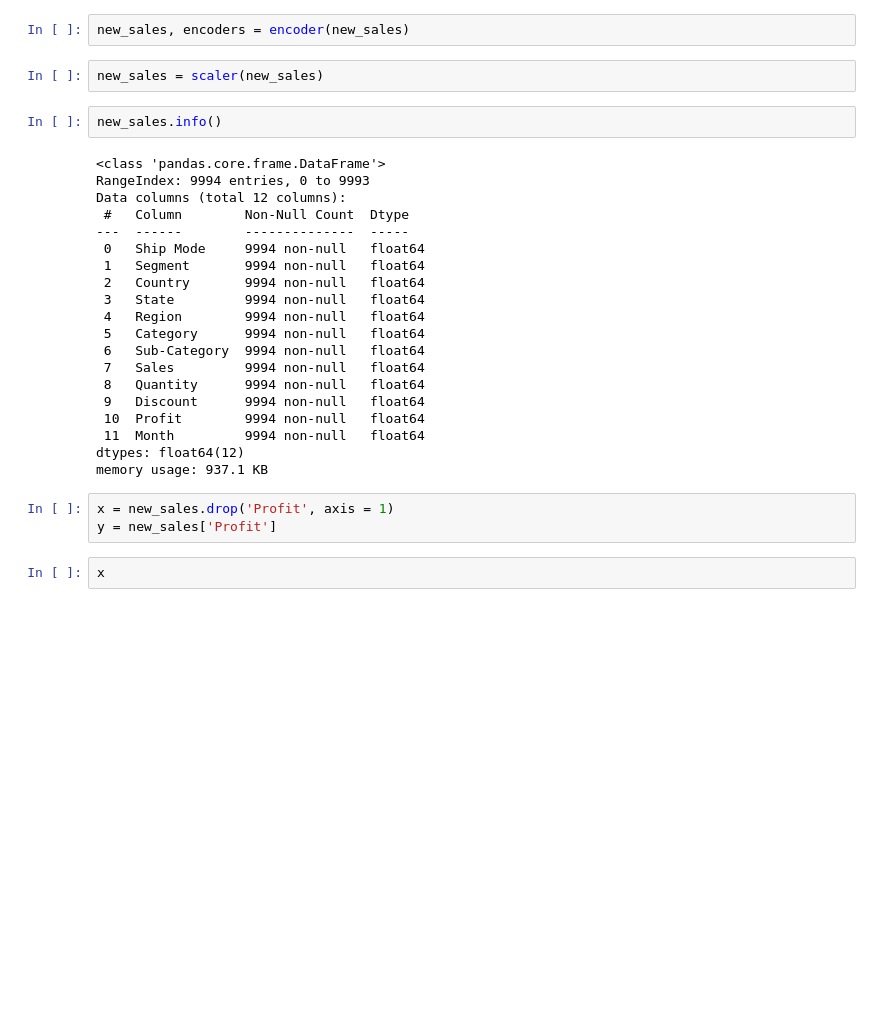
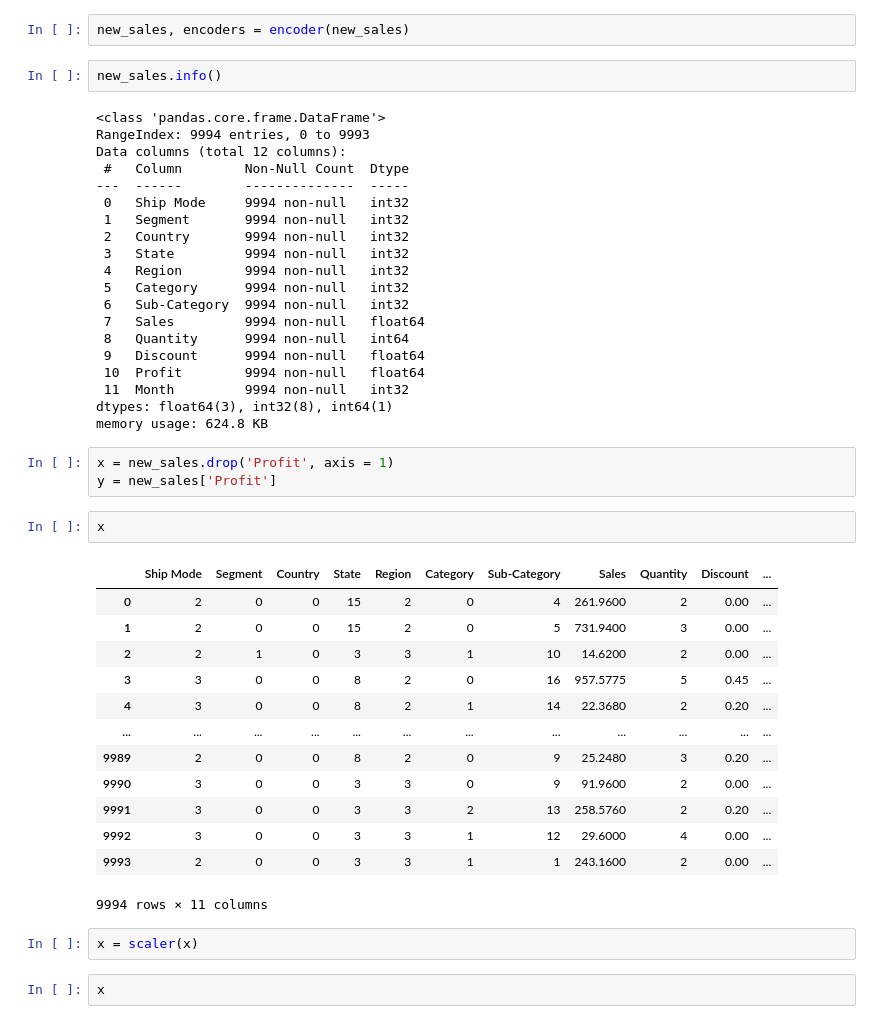
Before and after one commit to samietex/Streamlit_Tutorial, a Jupyter notebook: SuperStore/sales.ipynb, the cells around one changed output. Cells and saved outputs as stored; diff of their text form; blank space fills up the shorter version.

```diff
--- a/SuperStore/sales.ipynb
+++ b/SuperStore/sales.ipynb
@@ -151,8 +163,6 @@ def scaler(df):
     return df
 # %%
 new_sales, encoders = encoder(new_sales)
-# %%
-new_sales = scaler(new_sales)
 # %%
 new_sales.info()
 # %% [output]
@@ -161,23 +171,41 @@ RangeIndex: 9994 entries, 0 to 9993
 Data columns (total 12 columns):
  #   Column        Non-Null Count  Dtype
 ---  ------        --------------  -----
- 0   Ship Mode     9994 non-null   float64
- 1   Segment       9994 non-null   float64
- 2   Country       9994 non-null   float64
- 3   State         9994 non-null   float64
- 4   Region        9994 non-null   float64
- 5   Category      9994 non-null   float64
- 6   Sub-Category  9994 non-null   float64
+ 0   Ship Mode     9994 non-null   int32
+ 1   Segment       9994 non-null   int32
+ 2   Country       9994 non-null   int32
+ 3   State         9994 non-null   int32
+ 4   Region        9994 non-null   int32
+ 5   Category      9994 non-null   int32
+ 6   Sub-Category  9994 non-null   int32
  7   Sales         9994 non-null   float64
- 8   Quantity      9994 non-null   float64
+ 8   Quantity      9994 non-null   int64
  9   Discount      9994 non-null   float64
  10  Profit        9994 non-null   float64
- 11  Month         9994 non-null   float64
-dtypes: float64(12)
-memory usage: 937.1 KB
+ 11  Month         9994 non-null   int32
+dtypes: float64(3), int32(8), int64(1)
+memory usage: 624.8 KB
 # %%
 x = new_sales.drop('Profit', axis = 1)
 y = new_sales['Profit']
+# %%
+x
+# %% [output]
+|  | Ship Mode | Segment | Country | State | Region | Category | Sub-Category | Sales | Quantity | Discount | ... |
+| 0 | 2 | 0 | 0 | 15 | 2 | 0 | 4 | 261.9600 | 2 | 0.00 | ... |
+| 1 | 2 | 0 | 0 | 15 | 2 | 0 | 5 | 731.9400 | 3 | 0.00 | ... |
+| 2 | 2 | 1 | 0 | 3 | 3 | 1 | 10 | 14.6200 | 2 | 0.00 | ... |
+| 3 | 3 | 0 | 0 | 8 | 2 | 0 | 16 | 957.5775 | 5 | 0.45 | ... |
+| 4 | 3 | 0 | 0 | 8 | 2 | 1 | 14 | 22.3680 | 2 | 0.20 | ... |
+| ... | ... | ... | ... | ... | ... | ... | ... | ... | ... | ... | ... |
+| 9989 | 2 | 0 | 0 | 8 | 2 | 0 | 9 | 25.2480 | 3 | 0.20 | ... |
+| 9990 | 3 | 0 | 0 | 3 | 3 | 0 | 9 | 91.9600 | 2 | 0.00 | ... |
+| 9991 | 3 | 0 | 0 | 3 | 3 | 2 | 13 | 258.5760 | 2 | 0.20 | ... |
+| 9992 | 3 | 0 | 0 | 3 | 3 | 1 | 12 | 29.6000 | 4 | 0.00 | ... |
+| 9993 | 2 | 0 | 0 | 3 | 3 | 1 | 1 | 243.1600 | 2 | 0.00 | ... |
+9994 rows × 11 columns
+# %%
+x = scaler(x)
 # %%
 x
 # %% [output]
```
Also changed, not shown: parts of 2 cells of this notebook, 1 other file.
